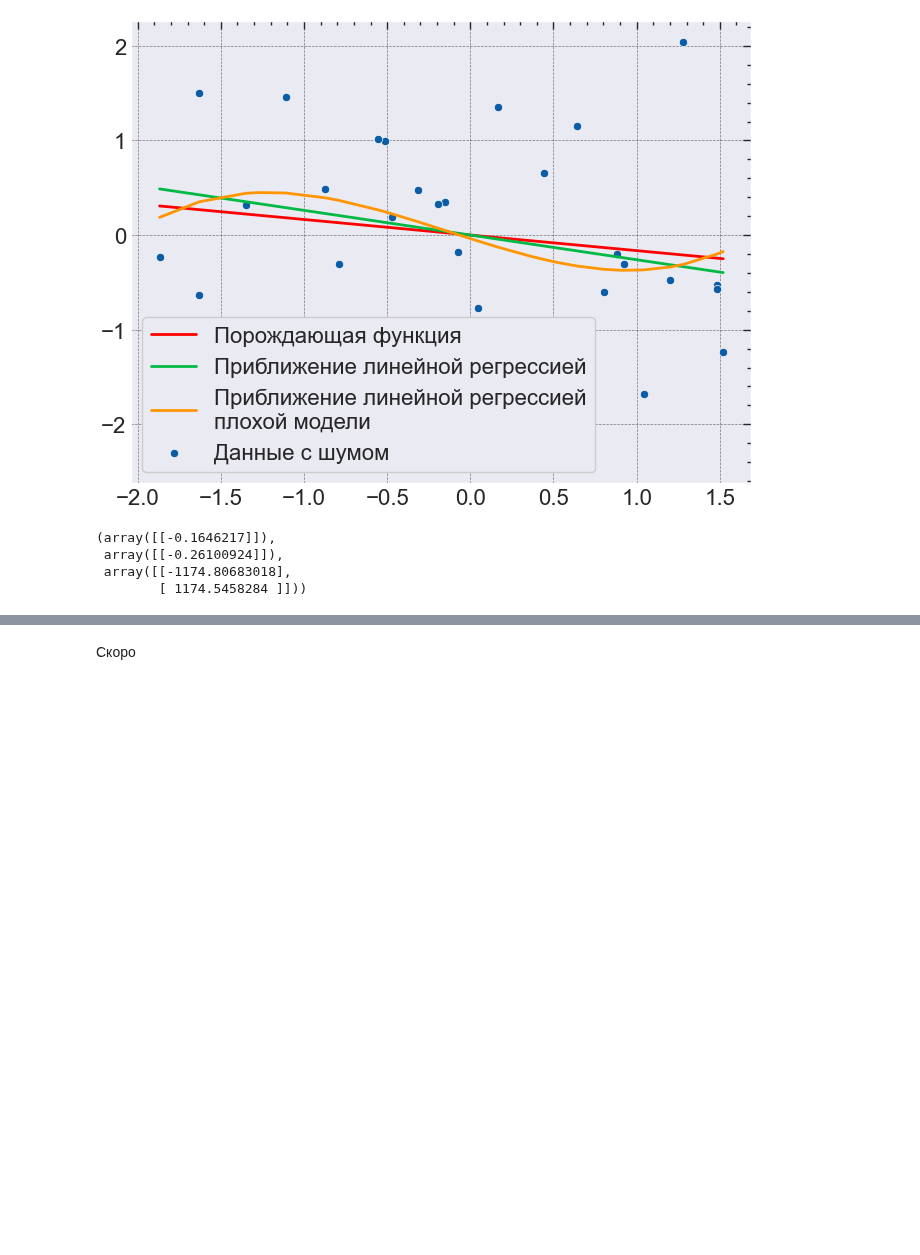
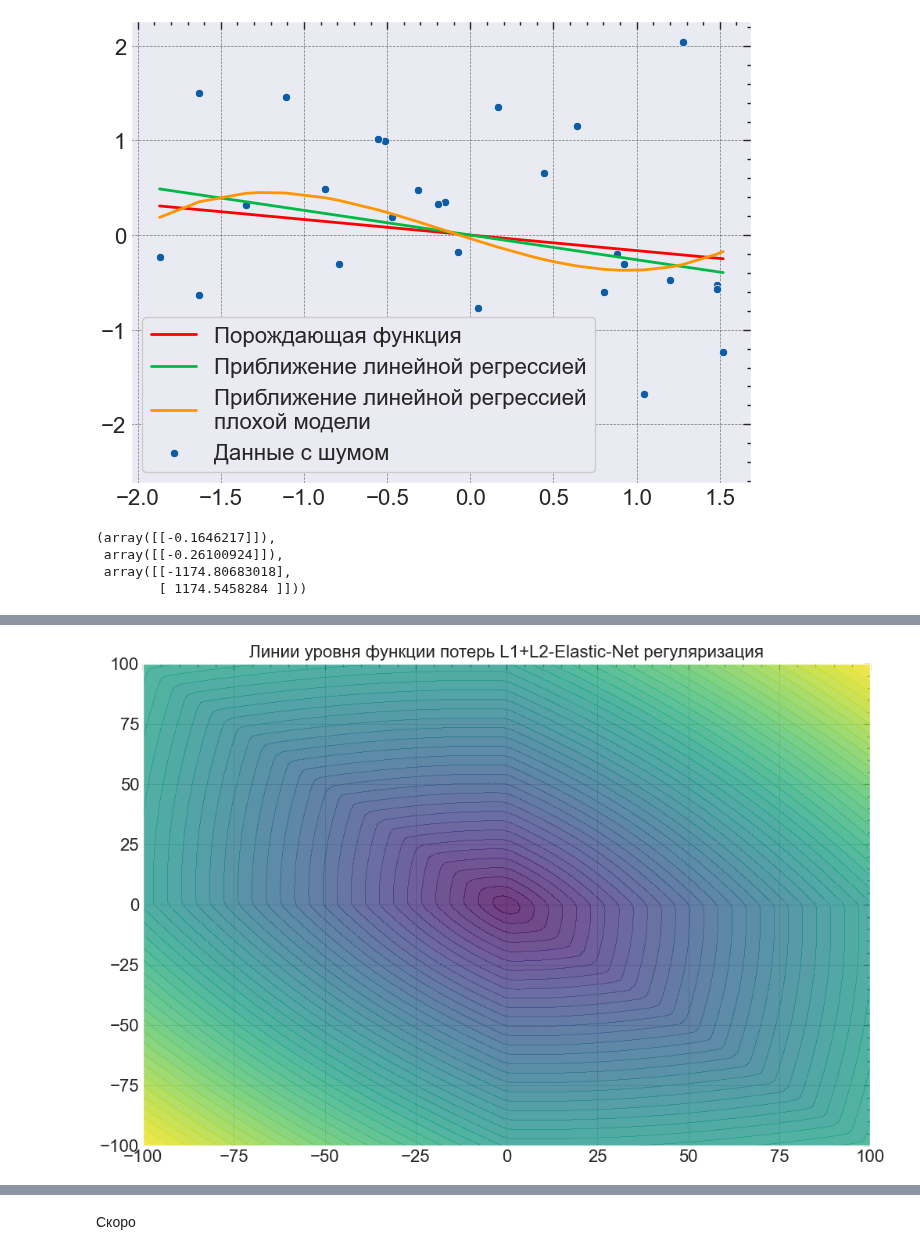
Before and after one commit to 2reckey/Bayesian_Stats, a Jupyter notebook: ML_Models/03_Байесовские_Модели_Регуляризация.ipynb, the cells around one changed output, grey strips where cells are left out. Saved outputs shown, nothing was run; the diff lists cells and outputs as text; code cells hidden in the pictures; blank space fills up the shorter version.

```diff
--- a/ML_Models/03_Байесовские_Модели_Регуляризация.ipynb
+++ b/ML_Models/03_Байесовские_Модели_Регуляризация.ipynb
@@ -503,0 +599,12 @@ model.get_weights()
+# %%
+Z_elastic_net = np.array([np.linalg.norm(X_model @ np.array([[w0], [w1]]) - y, 2) + 10*(0.5*np.linalg.norm([[w0], [w1]], 1) + 0.5*np.linalg.norm([[w0], [w1]], 2)) for w0, w1 in zip(np.ravel(W0), np.ravel(W1))])
+Z_elastic_net = Z_elastic_net.reshape(W0.shape)
+
+plt.figure(figsize=(12,8))
+plt.contourf(W0, W1, Z_elastic_net, levels=50, cmap='viridis', alpha = 0.75)
+
+plt.title('Линии уровня функции потерь L1+L2-Elastic-Net регуляризация')
+
+plt.show()
+# %% [output]
+[figure, added]
```
Also changed, not shown: parts of 8 cells of this notebook, 1 other file.
